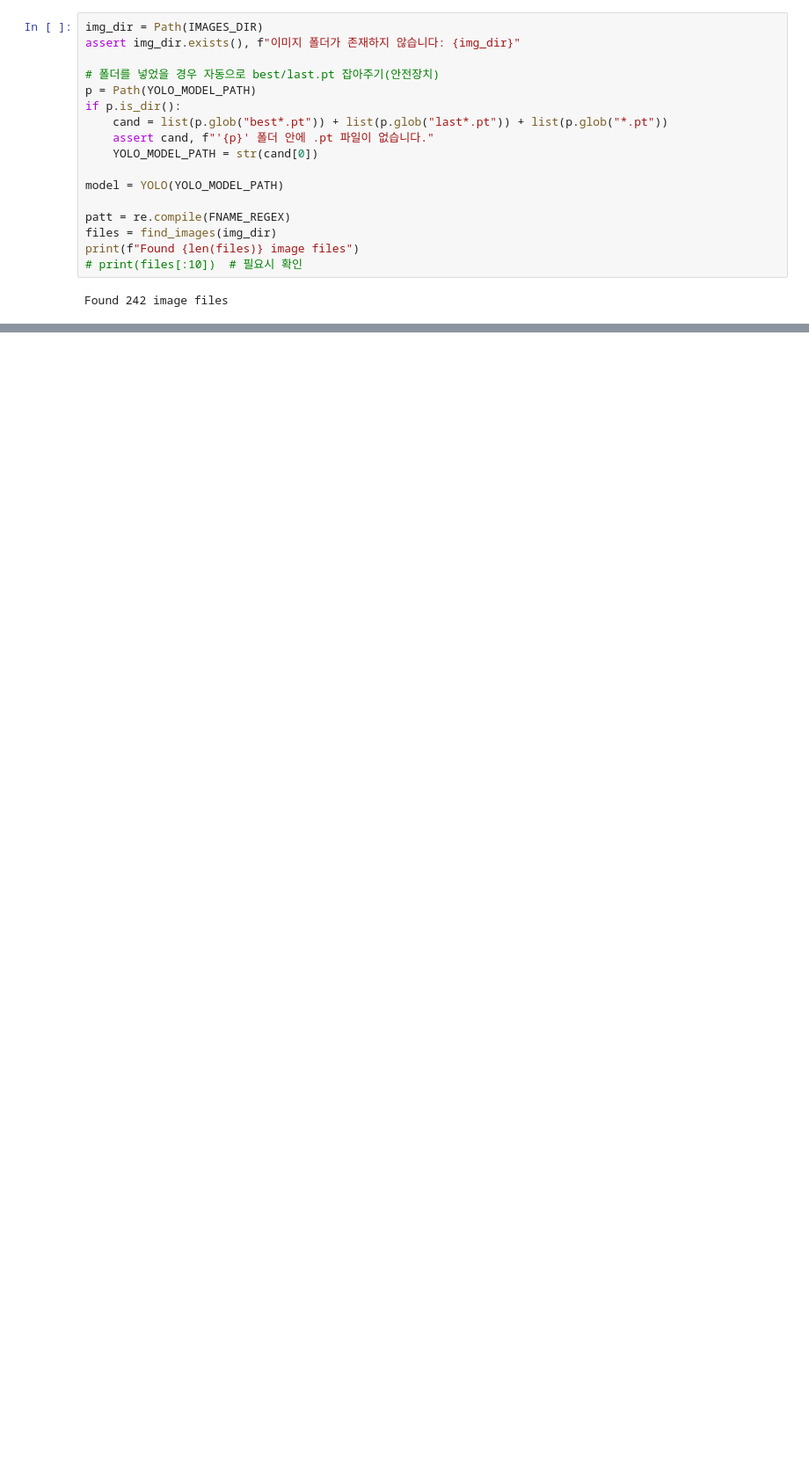
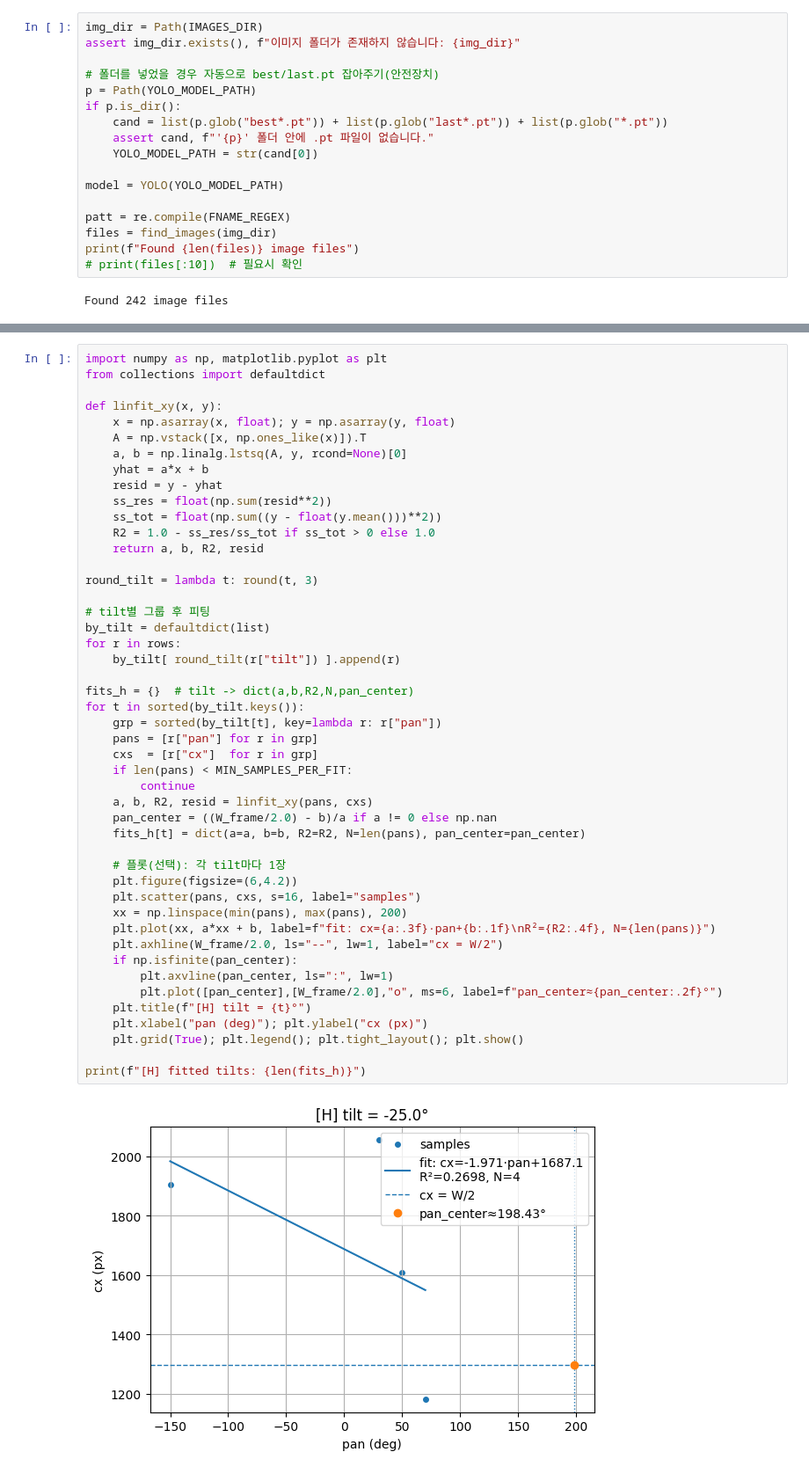
Before and after one commit to leontnhaps/PTCamera_waveshare, a Jupyter notebook: angle_velocity/pan_linearity_t0.ipynb, the cells around one changed output, grey strips where cells are left out. Shown at 88% size. Saved outputs shown, nothing was run; the diff lists cells and outputs as text; blank space fills up the shorter version.

```diff
--- a/angle_velocity/pan_linearity_t0.ipynb
+++ b/angle_velocity/pan_linearity_t0.ipynb
@@ -320,0 +692,49 @@ else:
+# %%
+import numpy as np, matplotlib.pyplot as plt
+from collections import defaultdict
+
+def linfit_xy(x, y):
+    x = np.asarray(x, float); y = np.asarray(y, float)
+    A = np.vstack([x, np.ones_like(x)]).T
+    a, b = np.linalg.lstsq(A, y, rcond=None)[0]
+    yhat = a*x + b
+    resid = y - yhat
+    ss_res = float(np.sum(resid**2))
+    ss_tot = float(np.sum((y - float(y.mean()))**2))
+    R2 = 1.0 - ss_res/ss_tot if ss_tot > 0 else 1.0
+    return a, b, R2, resid
+
+round_tilt = lambda t: round(t, 3)
+
+# tilt별 그룹 후 피팅
+by_tilt = defaultdict(list)
+for r in rows:
+    by_tilt[ round_tilt(r["tilt"]) ].append(r)
+
+fits_h = {}  # tilt -> dict(a,b,R2,N,pan_center)
+for t in sorted(by_tilt.keys()):
+    grp = sorted(by_tilt[t], key=lambda r: r["pan"])
+    pans = [r["pan"] for r in grp]
+    cxs  = [r["cx"]  for r in grp]
+    if len(pans) < MIN_SAMPLES_PER_FIT:
+        continue
+    a, b, R2, resid = linfit_xy(pans, cxs)
+    pan_center = ((W_frame/2.0) - b)/a if a != 0 else np.nan
+    fits_h[t] = dict(a=a, b=b, R2=R2, N=len(pans), pan_center=pan_center)
+
+    # 플롯(선택): 각 tilt마다 1장
+    plt.figure(figsize=(6,4.2))
+    plt.scatter(pans, cxs, s=16, label="samples")
+    xx = np.linspace(min(pans), max(pans), 200)
+    plt.plot(xx, a*xx + b, label=f"fit: cx={a:.3f}·pan+{b:.1f}\nR²={R2:.4f}, N={len(pans)}")
+    plt.axhline(W_frame/2.0, ls="--", lw=1, label="cx = W/2")
+    if np.isfinite(pan_center):
+        plt.axvline(pan_center, ls=":", lw=1)
+        plt.plot([pan_center],[W_frame/2.0],"o", ms=6, label=f"pan_center≈{pan_center:.2f}°")
+    plt.title(f"[H] tilt = {t}°")
+    plt.xlabel("pan (deg)"); plt.ylabel("cx (px)")
+    plt.grid(True); plt.legend(); plt.tight_layout(); plt.show()
+
+print(f"[H] fitted tilts: {len(fits_h)}")
+# %% [output]
+[figure, added]
```
Also changed, not shown: parts of 12 cells of this notebook, 30 other files.
